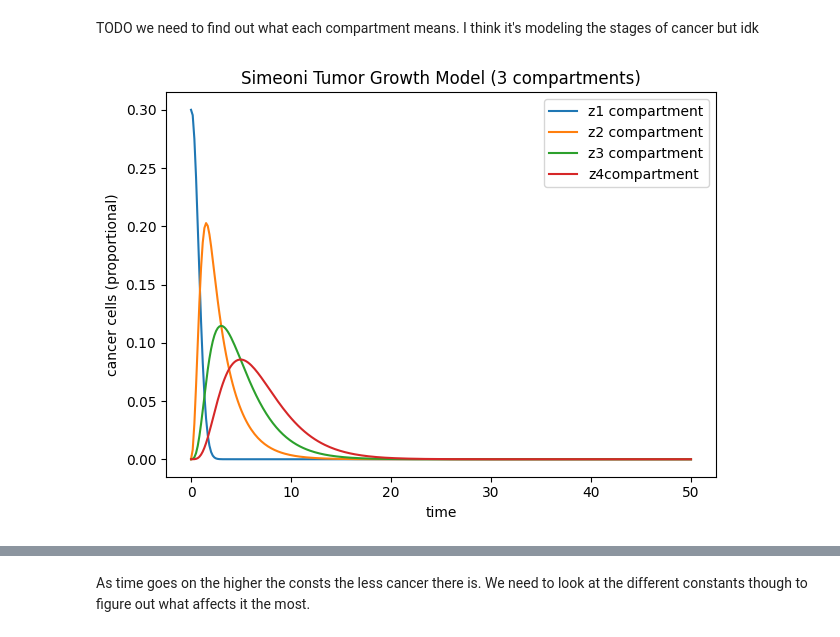
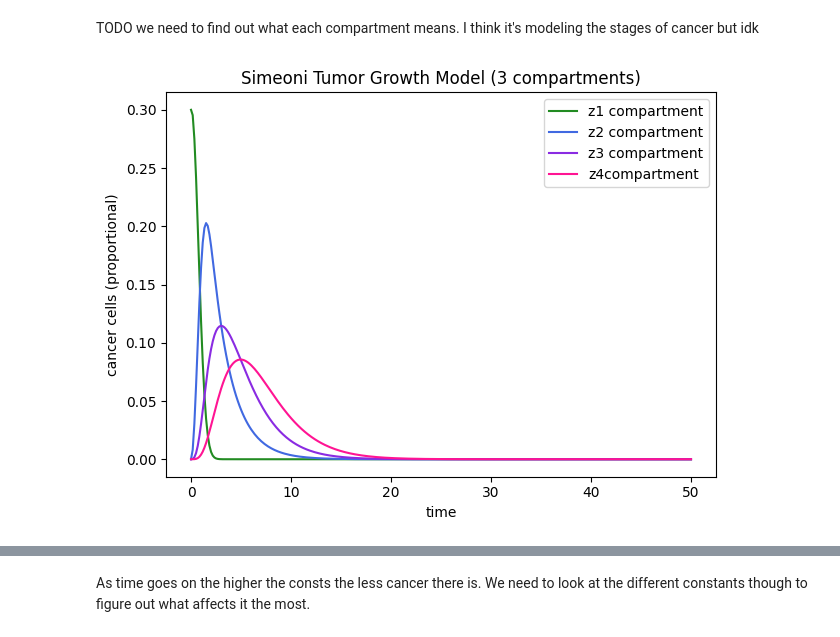
Before and after one commit to sarahwinters64/portfolio_projects, a Jupyter notebook: v4_project.ipynb, the cells around one changed output, grey strips where cells are left out. Saved outputs shown, nothing was run; the diff lists cells and outputs as text; code cells hidden in the pictures.

Commit message:
changing the graph colors for fun

```diff
--- a/v4_project.ipynb
+++ b/v4_project.ipynb
@@ -50,39 +50,40 @@ def simeoni_3(lambda0=.5, lambda1=.2, psi=.5, k1 = .4, k2=.5, c=lambda t: t*k1,
     #initial cancer level = Y0
 
     Y0 = np.array([V0,0,0,0])
 
 
     # solve it
     sol = solve_ivp(ode, (t0,tf), Y0, t_eval=t).y
-
-    plt.plot(t,sol[0], label='z1 compartment')
-    plt.plot(t,sol[1], label='z2 compartment')
-    plt.plot(t,sol[2], label='z3 compartment')
-    plt.plot(t,sol[3], label='z4compartment')
+    # create colors for the graph
+    plot_colors = ['forestgreen', 'royalblue', 'blueviolet', 'deeppink']
+    plt.plot(t,sol[0], label='z1 compartment', c=plot_colors[0])
+    plt.plot(t,sol[1], label='z2 compartment', c=plot_colors[1])
+    plt.plot(t,sol[2], label='z3 compartment', c=plot_colors[2])
+    plt.plot(t,sol[3], label='z4compartment', c=plot_colors[3])
 
 
     plt.xlabel('time')
     plt.ylabel('cancer cells (proportional)')
     plt.title("Simeoni Tumor Growth Model (3 compartments)")
     plt.legend()
     plt.tight_layout()
     plt.show()
 
 #TODO find good constants
 lambda0 = .5
 lambda1=.2
 psi = .5
 k1 = .4
 k2=.5
 V0 = 3
 
 def c(t):
     """induces a fraction of tumor cells to commit
         to cell death with a killing constant k1"""
     return 5*t #TODO idk what the c is
 simeoni_3(lambda0=.5, lambda1=.2, psi=.5, k1 = .4, k2=.5, c=c, V0 = .3)
 # %% [output]
-[figure, old version]
+[figure, new version]
 # %%
 #plot a bunch and see what happens
 #all constants are the same and are less than 1
```
Also changed, not shown: parts of 1 cell of this notebook.
